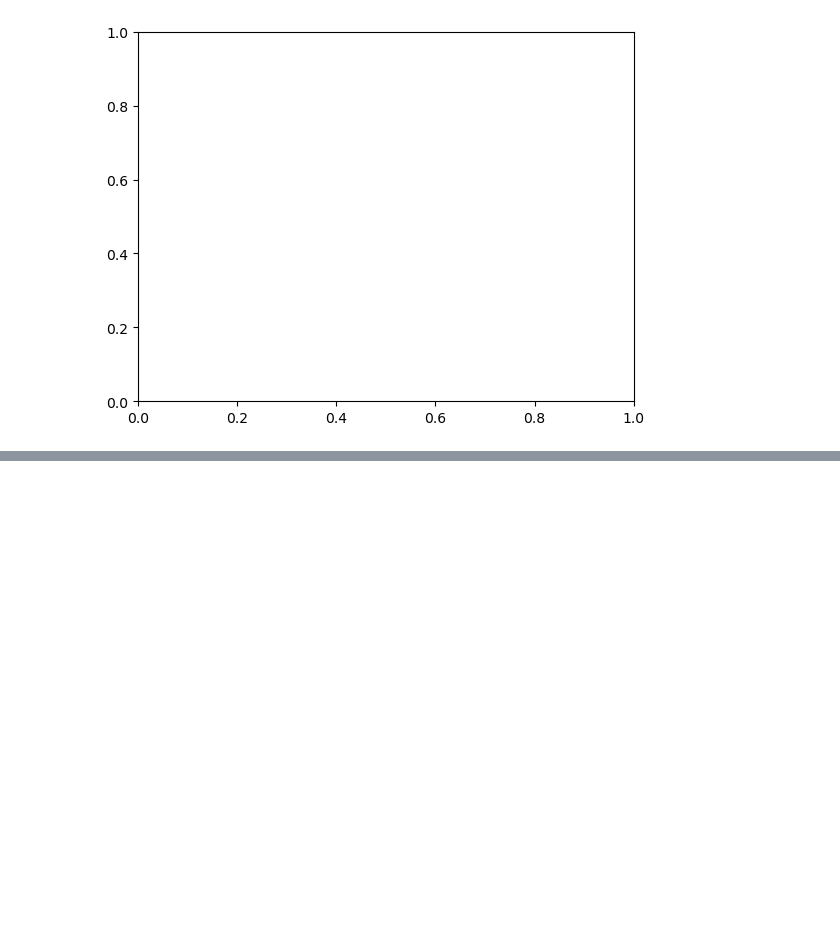
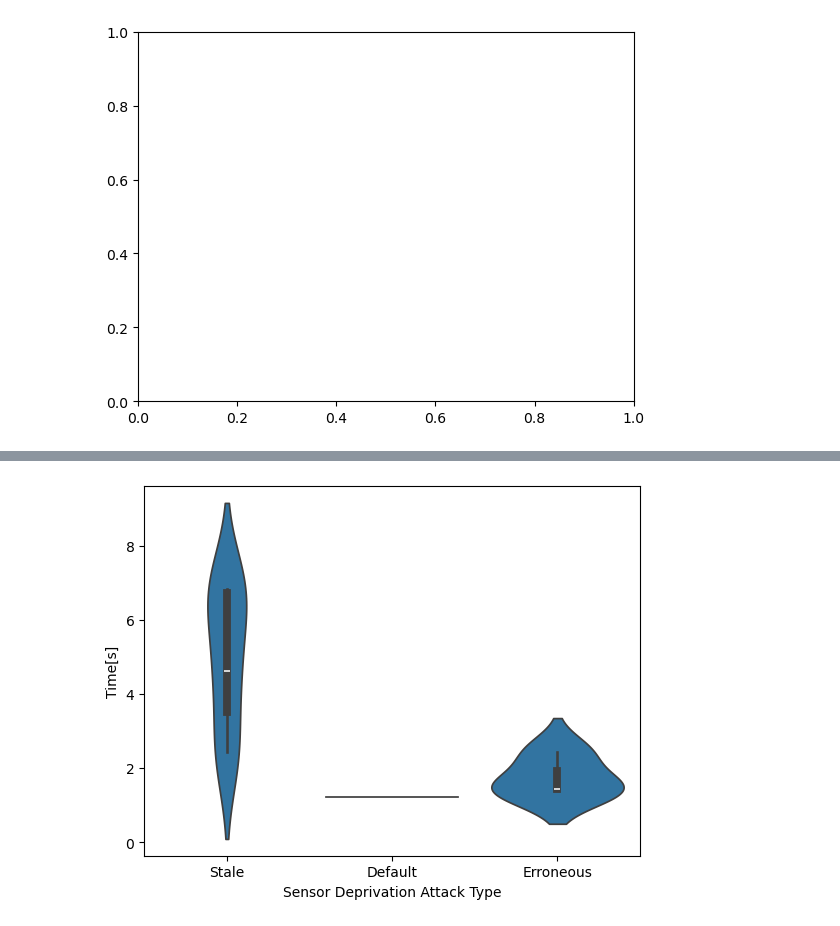
Before and after one commit to scy-phy/droneDeprivation, a Jupyter notebook: data_analysis/impact_analysis.ipynb, the cells around one changed output, grey strips where cells are left out. Drawn from its saved outputs; the diff is of its cells as text; code cells hidden in the pictures; blank space fills up the shorter version.

```diff
--- a/data_analysis/impact_analysis.ipynb
+++ b/data_analysis/impact_analysis.ipynb
@@ -581,23 +545,24 @@ Invensense_data_traces_dict['straight0']['MSG']['TimeUS']
 # %%
 #df = pd.DataFrame(columns= ['time', 'Sensor Deprivation Attack Type'] )
 import matplotlib.pyplot as plt
 d = {'Time[s]': stale_failsafe_times, 'Sensor Deprivation Attack Type': ['Stale']*len(stale_failsafe_times)}
 df = pd.DataFrame(data=d)
 
 xtra = {'Time[s]': invensesne_failsafe_times, 'Sensor Deprivation Attack Type': ['Default']*len(invensesne_failsafe_times)}
 
-df = df.append(pd.DataFrame(xtra))
+df = pd.concat([df, pd.DataFrame(xtra)], ignore_index=True)
 
 xtra = {'Time[s]': erroneous_failsafe_times, 'Sensor Deprivation Attack Type': ['Erroneous']*len(erroneous_failsafe_times)}
 
-df = df.append(pd.DataFrame(xtra))
+df = pd.concat([df, pd.DataFrame(xtra)], ignore_index=True)
 
 xtra = {'Time[s]': absent_failsafe_times, 'Sensor Deprivation Attack Type': ['Absent']*len(absent_failsafe_times)}
-
-df = df.append(pd.DataFrame(xtra))
+df = pd.concat([df, pd.DataFrame(xtra)], ignore_index=True)
 ax = sns.violinplot(data=df, y="Time[s]", x="Sensor Deprivation Attack Type")
 fig = ax.get_figure()
 plt.savefig("time_to_detect.pdf")
+# %% [output]
+[figure, added]
 # %%
 d = {'Time[s]': stale_crash_times, 'Sensor Deprivation Attack Type': ['Stale']*len(stale_crash_times)}
 df = pd.DataFrame(data=d)
```
Also changed, not shown: parts of 10 cells of this notebook, 1 other file.
